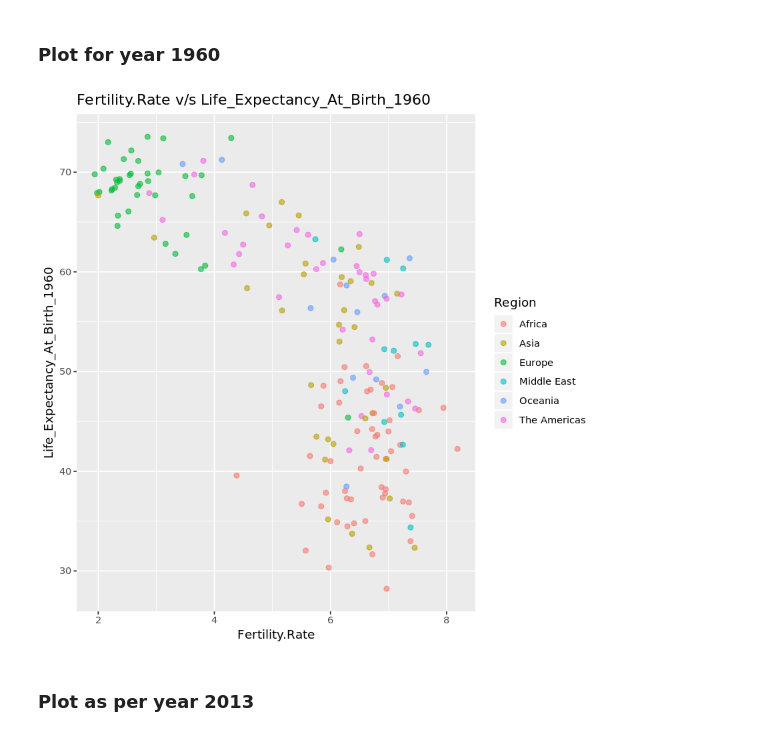
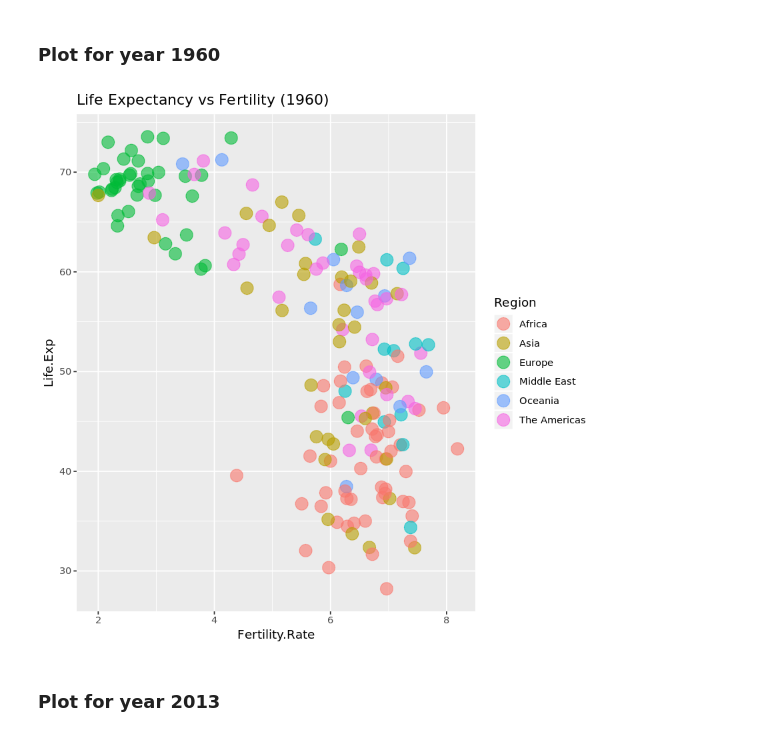
Before and after one commit to manojk16/DataScience, a Jupyter notebook: R_lang/Data_Visualization_qplot_in_R.ipynb, the cells around one changed output. Cells and saved outputs as stored; diff of their text form; code cells hidden in the pictures.

```diff
--- a/R_lang/Data_Visualization_qplot_in_R.ipynb
+++ b/R_lang/Data_Visualization_qplot_in_R.ipynb
@@ -211,6 +210,10 @@ summary(world_df)
  Mean   :4.191
  3rd Qu.:6.252
  Max.   :8.187
+# %%
+#Filter the dataframes
+data1960 <- data[data$Year==1960,]
+data2013 <- data[data$Year==2013,]
 # %%
 #There are some other data wich i srequired to solve the problem given but in the form of R-vector so We have to convert this data
 # in to data frame and merge with the existing data fram e
@@ -283,0 +224,4 @@ head(df_13)
+# %%
+#Create the additional dataframes
+add1960 <- data.frame(Code=Country_Code, Life.Exp=Life_Expectancy_At_Birth_1960)
+add2013 <- data.frame(Code=Country_Code, Life.Exp=Life_Expectancy_At_Birth_2013)
@@ -283,0 +251,4 @@ head(df_13)
+# %%
+#Merge the pairs of dataframes
+merged1960 <- merge(data1960, add1960, by.x="Country.Code", by.y="Code")
+merged2013 <- merge(data2013, add2013, by.x="Country.Code", by.y="Code")
@@ -283,0 +276,5 @@ head(df_13)
+# %%
+#We can see an obsolete column in each of the merged dataframes
+#Column "Year" is no longer required. Let's remove it
+merged1960$Year <- NULL
+merged2013$Year<- NULL
@@ -284,9 +313,14 @@ head(df_13)
 # %% [markdown]
 ### Plot for year 1960
 # %%
-qplot(data=df_60,x=Fertility.Rate,y=Life_Expectancy_At_Birth_1960,size=I(3),color=Region,shape=I(20),alpha=I(0.6),main="Fertility.Rate v/s Life_Expectancy_At_Birth_1960")
+qplot(data=merged1960, x=Fertility.Rate, y=Life.Exp,
+      color=Region,                               #colour
+      size=I(5),
+      alpha=I(0.6),                               #transparency
+      main="Life Expectancy vs Fertility (1960)" #title
+   )
 # %% [output]
-[figure, old version]
+[figure, new version]
 # %% [markdown]
-### Plot as per year 2013
+### Plot for year 2013
 # %%
```
Also changed, not shown: parts of 23 cells of this notebook.
